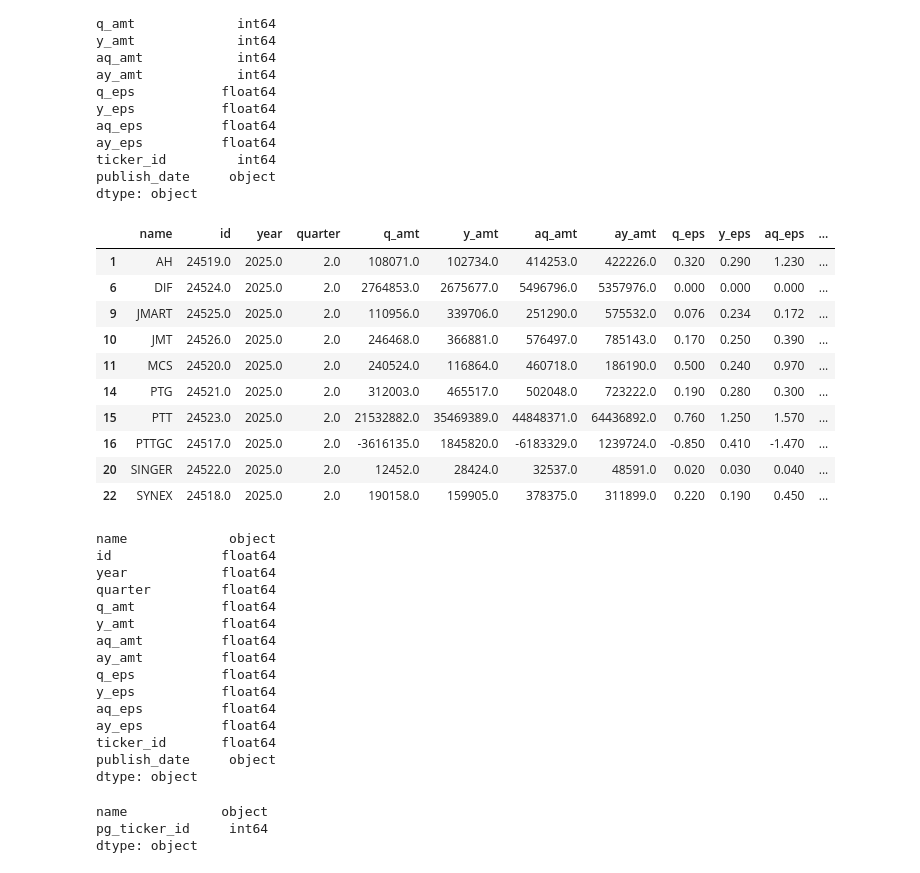
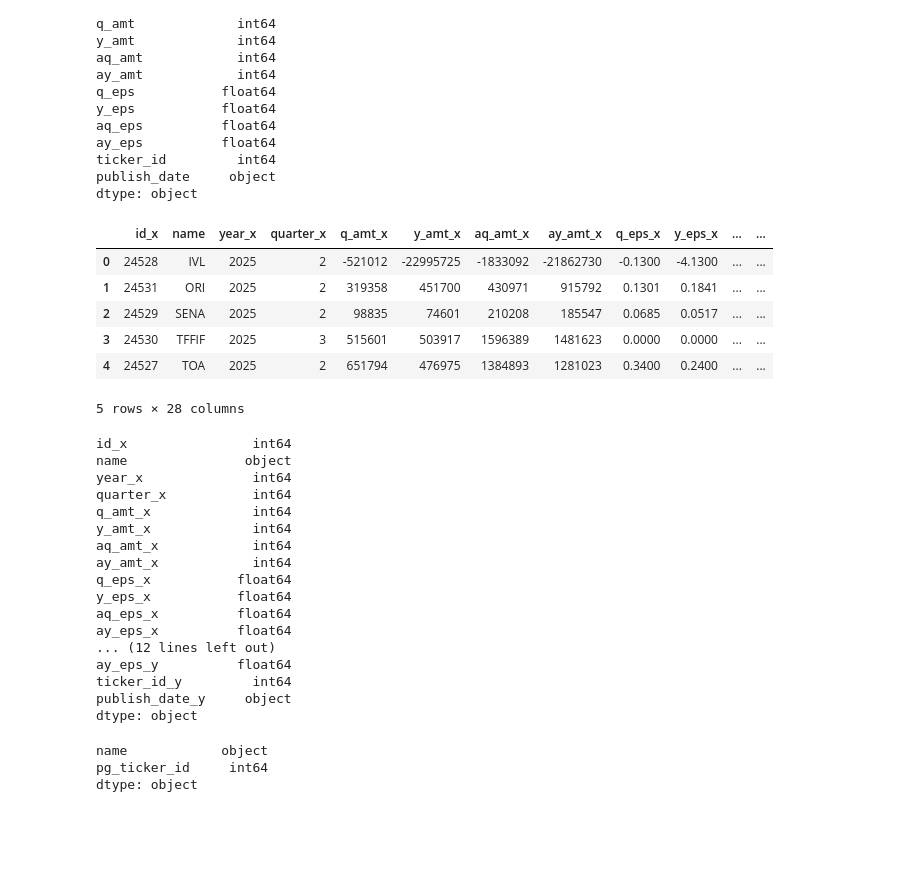
Before and after one commit to santimcs/A5, a Jupyter notebook: Quarterly/210-EPS Q2.ipynb, the cells around one changed output. Saved outputs shown, nothing was run; the diff lists cells and outputs as text; code cells hidden in the pictures; blank space fills up the shorter version.

```diff
--- a/Quarterly/210-EPS Q2.ipynb
+++ b/Quarterly/210-EPS Q2.ipynb
@@ -25,7 +25,7 @@ select_date
 # %% [output]
 '2025-08-14'
 # %%
-today = date(2025, 8, 13)
+today = date(2025, 8, 14)
 select_date = today.strftime("%Y-%m-%d")
 select_date
 # %% [output]
@@ -473,38 +383,36 @@ ticker_id         int64
 publish_date     object
 dtype: object
 # %%
-u_df_epss_buy = buy.merge(df_epss_inp, on='name', how='outer', indicator=True)
+u_df_epss_buy = df_epss_buy.merge(df_epss_inp, on='name', how='outer', indicator=True)
 u_df_epss_buy.query("_merge == 'both'")
 # %% [output]
-|  | name | id | year | quarter | q_amt | y_amt | aq_amt | ay_amt | q_eps | y_eps | aq_eps | ... |
-| 1 | AH | 24519.0 | 2025.0 | 2.0 | 108071.0 | 102734.0 | 414253.0 | 422226.0 | 0.320 | 0.290 | 1.230 | ... |
-| 6 | DIF | 24524.0 | 2025.0 | 2.0 | 2764853.0 | 2675677.0 | 5496796.0 | 5357976.0 | 0.000 | 0.000 | 0.000 | ... |
-| 9 | JMART | 24525.0 | 2025.0 | 2.0 | 110956.0 | 339706.0 | 251290.0 | 575532.0 | 0.076 | 0.234 | 0.172 | ... |
-| 10 | JMT | 24526.0 | 2025.0 | 2.0 | 246468.0 | 366881.0 | 576497.0 | 785143.0 | 0.170 | 0.250 | 0.390 | ... |
-| 11 | MCS | 24520.0 | 2025.0 | 2.0 | 240524.0 | 116864.0 | 460718.0 | 186190.0 | 0.500 | 0.240 | 0.970 | ... |
-| 14 | PTG | 24521.0 | 2025.0 | 2.0 | 312003.0 | 465517.0 | 502048.0 | 723222.0 | 0.190 | 0.280 | 0.300 | ... |
-| 15 | PTT | 24523.0 | 2025.0 | 2.0 | 21532882.0 | 35469389.0 | 44848371.0 | 64436892.0 | 0.760 | 1.250 | 1.570 | ... |
-| 16 | PTTGC | 24517.0 | 2025.0 | 2.0 | -3616135.0 | 1845820.0 | -6183329.0 | 1239724.0 | -0.850 | 0.410 | -1.470 | ... |
-| 20 | SINGER | 24522.0 | 2025.0 | 2.0 | 12452.0 | 28424.0 | 32537.0 | 48591.0 | 0.020 | 0.030 | 0.040 | ... |
-| 22 | SYNEX | 24518.0 | 2025.0 | 2.0 | 190158.0 | 159905.0 | 378375.0 | 311899.0 | 0.220 | 0.190 | 0.450 | ... |
+|  | id_x | name | year_x | quarter_x | q_amt_x | y_amt_x | aq_amt_x | ay_amt_x | q_eps_x | y_eps_x | ... | ... |
+| 0 | 24528 | IVL | 2025 | 2 | -521012 | -22995725 | -1833092 | -21862730 | -0.1300 | -4.1300 | ... | ... |
+| 1 | 24531 | ORI | 2025 | 2 | 319358 | 451700 | 430971 | 915792 | 0.1301 | 0.1841 | ... | ... |
+| 2 | 24529 | SENA | 2025 | 2 | 98835 | 74601 | 210208 | 185547 | 0.0685 | 0.0517 | ... | ... |
+| 3 | 24530 | TFFIF | 2025 | 3 | 515601 | 503917 | 1596389 | 1481623 | 0.0000 | 0.0000 | ... | ... |
+| 4 | 24527 | TOA | 2025 | 2 | 651794 | 476975 | 1384893 | 1281023 | 0.3400 | 0.2400 | ... | ... |
+5 rows × 28 columns
 # %%
 u_df_epss_buy.drop('_merge', axis=1, inplace=True)
 u_df_epss_buy.dtypes
 # %% [output]
-name             object
-id              float64
-year            float64
-quarter         float64
-q_amt           float64
-y_amt           float64
-aq_amt          float64
-ay_amt          float64
-q_eps           float64
-y_eps           float64
-aq_eps          float64
-ay_eps          float64
-ticker_id       float64
-publish_date     object
+id_x                int64
+name               object
+year_x              int64
+quarter_x           int64
+q_amt_x             int64
+y_amt_x             int64
+aq_amt_x            int64
+ay_amt_x            int64
+q_eps_x           float64
+y_eps_x           float64
+aq_eps_x          float64
+ay_eps_x          float64
+... (12 lines left out)
+ay_eps_y          float64
+ticker_id_y         int64
+publish_date_y     object
 dtype: object
 # %%
 sql = 'SELECT name, id AS pg_ticker_id FROM tickers'
```
Also changed, not shown: parts of 30 cells of this notebook, 34 other files.
